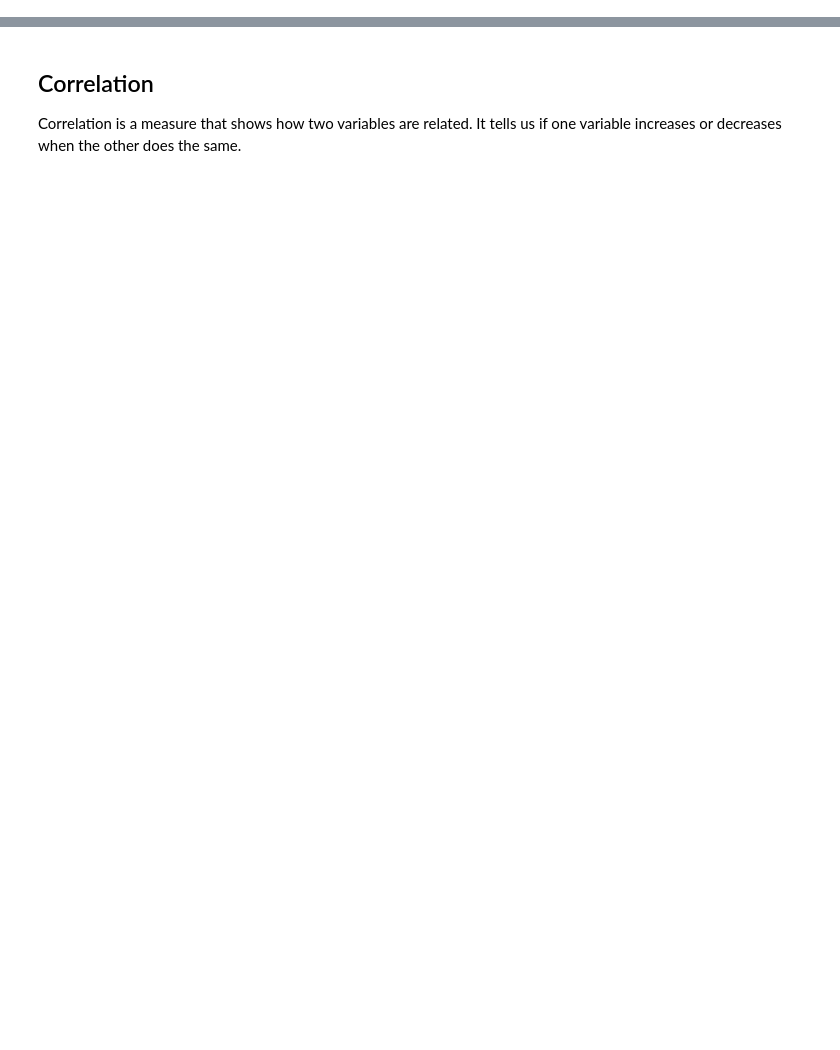
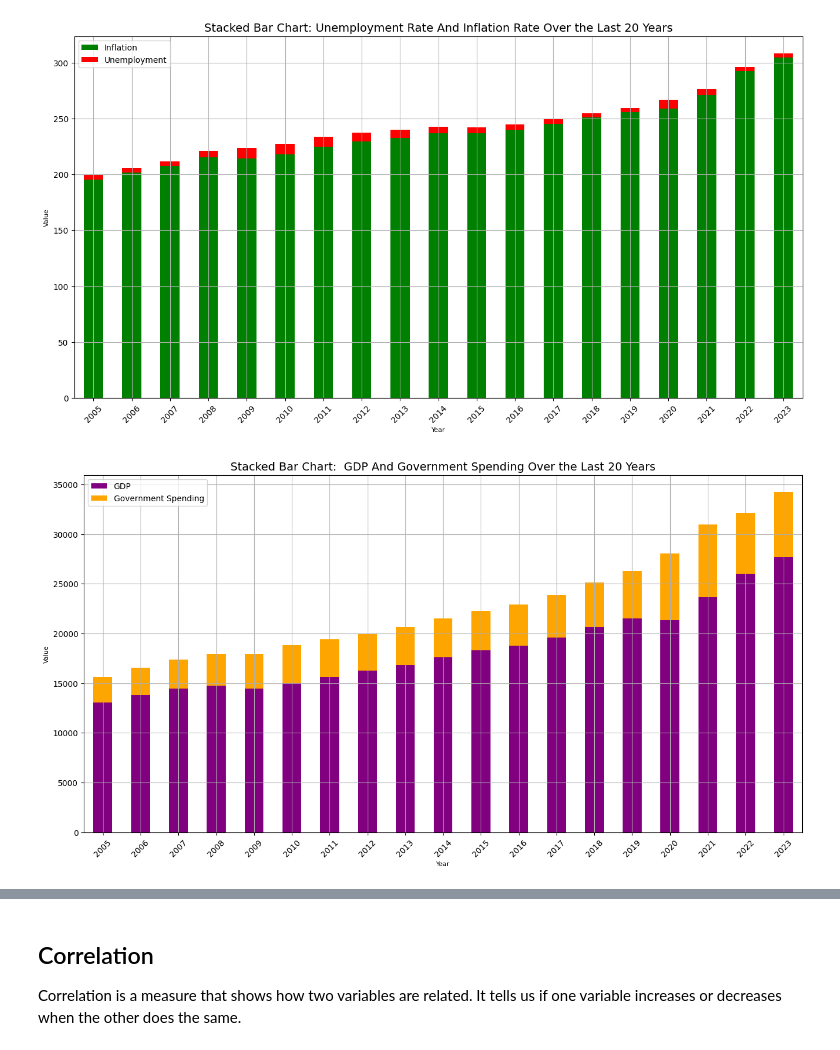
Before and after one commit to hasnasalah/FutureEconomics, a Jupyter notebook: data_visualization.ipynb, the cells around one changed output, grey strips where cells are left out. Saved outputs shown, nothing was run; the diff lists cells and outputs as text; code cells hidden in the pictures; blank space fills up the shorter version.

```diff
--- a/data_visualization.ipynb
+++ b/data_visualization.ipynb
@@ -65,0 +51,33 @@ plt.show()
+# %%
+import matplotlib.pyplot as plt
+
+
+# Merge the data into one dataframe
+df_combined_gdp_gs = pd.merge(gdp_data_last_20years[['Year', 'GDP']], government_spending_data_last_20years[['Year', 'Government Spending']], on='Year', how='inner')
+df_combined_urate_inflation = pd.merge(inflation_data_last_20years[['Year', 'Inflation']], unemployment_data_last_20years[['Year', 'Unemployment']], on='Year', how='inner')
+# Drop rows with NaN values
+df_combined_gdp_gs = df_combined_gdp_gs.dropna()
+df_combined_urate_inflation=df_combined_urate_inflation.dropna()
+df_combined_gdp_gs.set_index('Year', inplace=True)
+df_combined_urate_inflation.set_index("Year",inplace=True)
+# Plot Unemployment Rate, Inflation Rate as a stacked bar chart
+df_combined_urate_inflation.plot(kind='bar',stacked=True,color=['green','red'],figsize=(16,8))
+plt.title('Stacked Bar Chart: Unemployment Rate And Inflation Rate Over the Last 20 Years', fontsize=14)
+plt.xlabel('Year',fontsize=8)
+plt.ylabel('Value',fontsize=8)
+plt.legend()
+plt.xticks(rotation=45)
+plt.grid(True)
+plt.show()
+# Plot GDP and Government Spending as a stacked bar chart
+df_combined_gdp_gs.plot(kind='bar',stacked=True,color=['Purple','orange','green','red'],figsize=(16,8))
+plt.title('Stacked Bar Chart:  GDP And Government Spending Over the Last 20 Years', fontsize=14)
+plt.xlabel('Year',fontsize=8)
+plt.ylabel('Value',fontsize=8)
+plt.legend()
+plt.xticks(rotation=45)
+plt.grid(True)
+plt.show()
+# %% [output]
+[figure, added]
+[figure, added]
```
Also changed, not shown: parts of 11 cells of this notebook, 11 other files.
